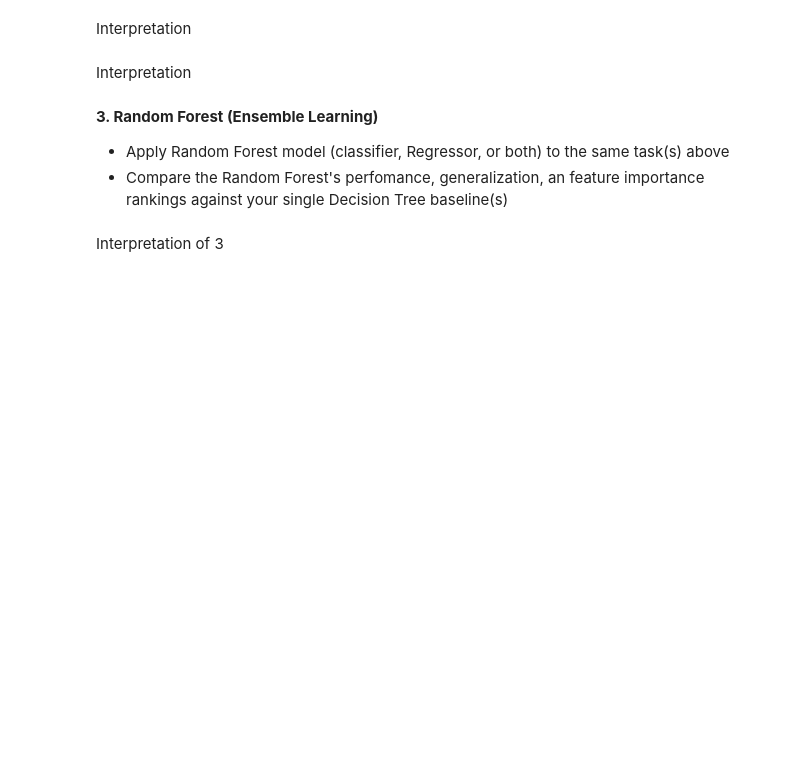
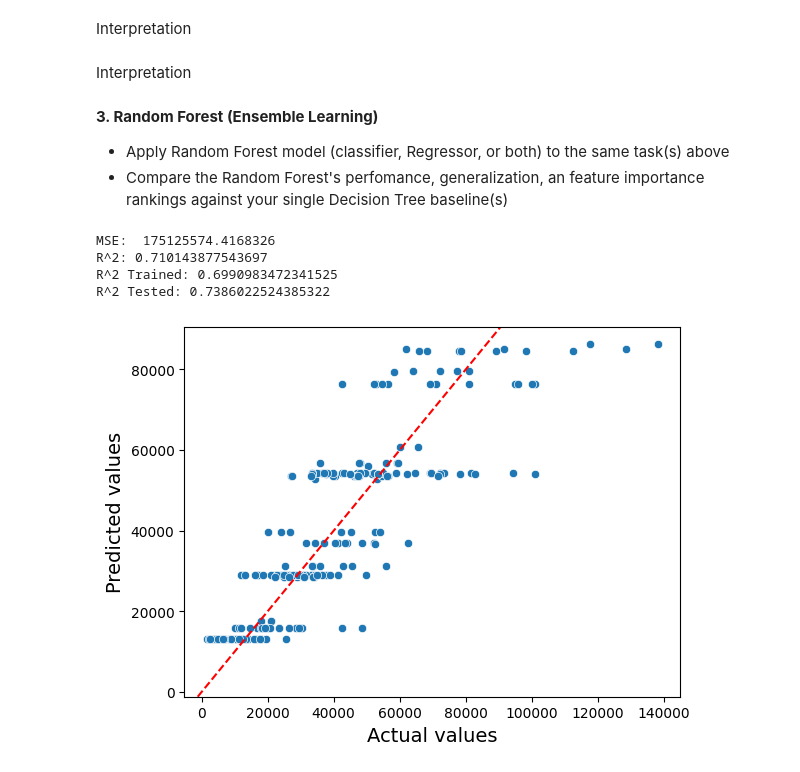
Before and after one commit to tovarrog24/Emergency-Department-Volume-and-Capacity, a Jupyter notebook: trees.ipynb, the cells around one changed output. Drawn from its saved outputs; the diff is of its cells as text; code cells hidden in the pictures; blank space fills up the shorter version.

```diff
--- a/trees.ipynb
+++ b/trees.ipynb
@@ -787,2 +787,50 @@ Interpretation
-# %% [markdown]
-Interpretation of 3
+# %%
+#Same tasks as above, just with more information and variables considered
+
+#Regression, 1. Trying to beat the optimized regression tree with EDStations and Total ED Visits
+
+X = data[["EDStations"]]
+y = data["Tot_ED_NmbVsts"]
+
+# Create a training/testing split
+# 30% of instances held out for testing
+# 70% of instances used for training
+#We use random_state = 42 for the sake of reproducability
+X_train, X_test, y_train, y_test = train_test_split(
+    X, y, test_size=0.3, random_state= 42)
+
+# Define a regression random forest model
+rfModel = RandomForestRegressor(max_depth=2, max_features="sqrt", random_state=99)
+
+# Fit the model
+rfModel.fit(X_train, y_train);
+
+# Predict body mass on the testing data
+y_pred = rfModel.predict(X_test)
+
+# Compare testing predictions to actual values
+p = sns.scatterplot(x=y_test, y=y_pred)
+p.set_xlabel("Actual values", fontsize=14)
+p.set_ylabel("Predicted values", fontsize=14)
+
+# Add a diagonal line
+# If the testing predictions are close to the actual values,
+# points should fall along this line
+plt.axline((3000, 3000), (6000, 6000), color="r", ls="--")
+
+# Print mean squared error (MSE)
+print("MSE: ", metrics.mean_squared_error(y_test, y_pred))
+
+#R^2 calculation
+r_squared = rfModel.score(X, y)
+print("R^2:", r_squared)
+r_squaredTrain = rfModel.score(X_train, y_train)
+print("R^2 Trained:", r_squaredTrain)
+r_squaredTest = rfModel.score(X_test, y_test)
+print("R^2 Tested:", r_squaredTest)
+# %% [output]
+MSE:  175125574.4168326
+R^2: 0.710143877543697
+R^2 Trained: 0.6990983472341525
+R^2 Tested: 0.7386022524385322
+[figure, added]
```
Also changed, not shown: parts of 14 cells of this notebook.
